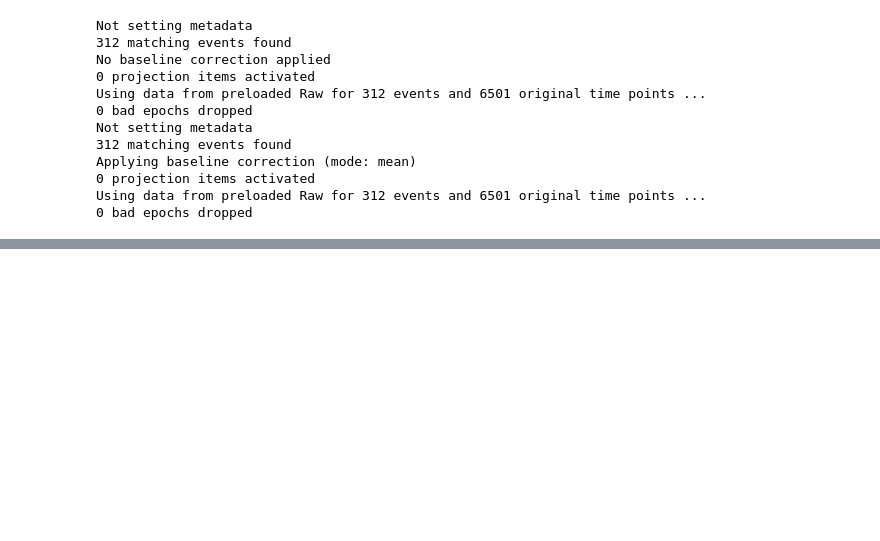
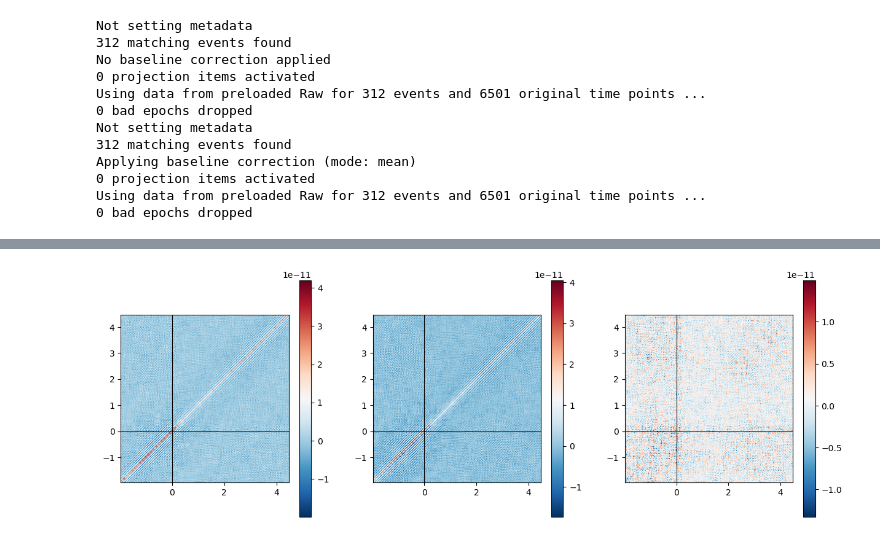
Before and after one commit to mindemory/srh_ori, a Jupyter notebook: oriAnalysis/analyzeEEG/testEEG.ipynb, the cells around one changed output, grey strips where cells are left out. Saved outputs shown, nothing was run; the diff lists cells and outputs as text; code cells hidden in the pictures; blank space fills up the shorter version.

```diff
--- a/oriAnalysis/analyzeEEG/testEEG.ipynb
+++ b/oriAnalysis/analyzeEEG/testEEG.ipynb
@@ -95,0 +355,62 @@ Using data from preloaded Raw for 312 events and 6501 original time points ...
+# %%
+f, axs = plt.subplots(1, 3, figsize=(15, 5))
+data_1 = X_down[inPF_trials, :, :].mean(axis=(1))
+data_2 = X_down[outPF_trials, :, :].mean(axis=(1))
+data_3 = data_1 - data_2
+
+# data_1 = StandardScaler().fit_transform(data_1)
+# data_2 = StandardScaler().fit_transform(data_2)
+# data_3 = StandardScaler().fit_transform(data_3)
+
+RSA_1 = (data_1.T @ data_1) / data_1.shape[1]
+RSA_2 = (data_2.T @ data_2) / data_2.shape[1]
+# RSA_3 = (data_3.T @ data_3) / data_3.shape[1]
+RSA_3 = RSA_1 - RSA_2
+
+im1 = axs[0].imshow(RSA_1, interpolation='lanczos', origin='lower', cmap='RdBu_r', extent=[t_array_down[0], t_array_down[-1], t_array_down[0], t_array_down[-1]],
+                    )
+axs[0].axhline(0, color='k', lw=0.8)
+axs[0].axvline(0, color='k', lw=0.8)
+f.colorbar(im1, ax=axs[0])
+im2 = axs[1].imshow(RSA_2, interpolation='lanczos', origin='lower', cmap='RdBu_r', extent=[t_array_down[0], t_array_down[-1], t_array_down[0], t_array_down[-1]],
+                    )
+axs[1].axhline(0, color='k', lw=0.8)
+axs[1].axvline(0, color='k', lw=0.8)
+f.colorbar(im2, ax=axs[1])
+im3 = axs[2].imshow(RSA_3, interpolation='lanczos', origin='lower', cmap='RdBu_r', extent=[t_array_down[0], t_array_down[-1], t_array_down[0], t_array_down[-1]],
+                    )
+axs[2].axhline(0, color='k', lw=0.8)
+axs[2].axvline(0, color='k', lw=0.8)
+f.colorbar(im3, ax=axs[2])
+
+
+plt.show()
+
+
+
+
+
+# # plt.figure(figsize=(10, 5))
+# # plt.plot(t_array_down, scores_mean.diagonal(), label='Decoding accuracy')
+# low_tidx = np.where(t_array > 0.2)[0][0]
+# high_tidx = np.where(t_array > 1)[0][0]
+# data_1 = X[inPF_trials, :, :].mean(axis=(1))
+# data_2 = X[outPF_trials, :, :].mean(axis=(1))
+# data_ = np.concatenate([data_1, data_2], axis=0)
+# sc = StandardScaler()
+# data_ = sc.fit_transform(data_)
+# plt.imshow(data_.T @ data_, # - np.eye(scores_mean.shape[0]),
+#            interpolation='lanczos',
+#            origin='lower',
+#            cmap='RdBu_r',
+#            extent=[t_array_down[0], t_array_down[-1], t_array_down[0], t_array_down[-1]],
+#            vmin = 0, vmax = 200,
+#           )
+# plt.axhline(0, color='k', lw=0.8)
+# plt.axvline(0, color='k', lw=0.8)
+# # plt.title('Decoding Hemifield from ERP')
+# plt.title('RSA of Alpha power')
+# plt.colorbar()
+# plt.show()
+# %% [output]
+[figure, added]
```
Also changed, not shown: parts of 21 cells of this notebook, 4 other files.
